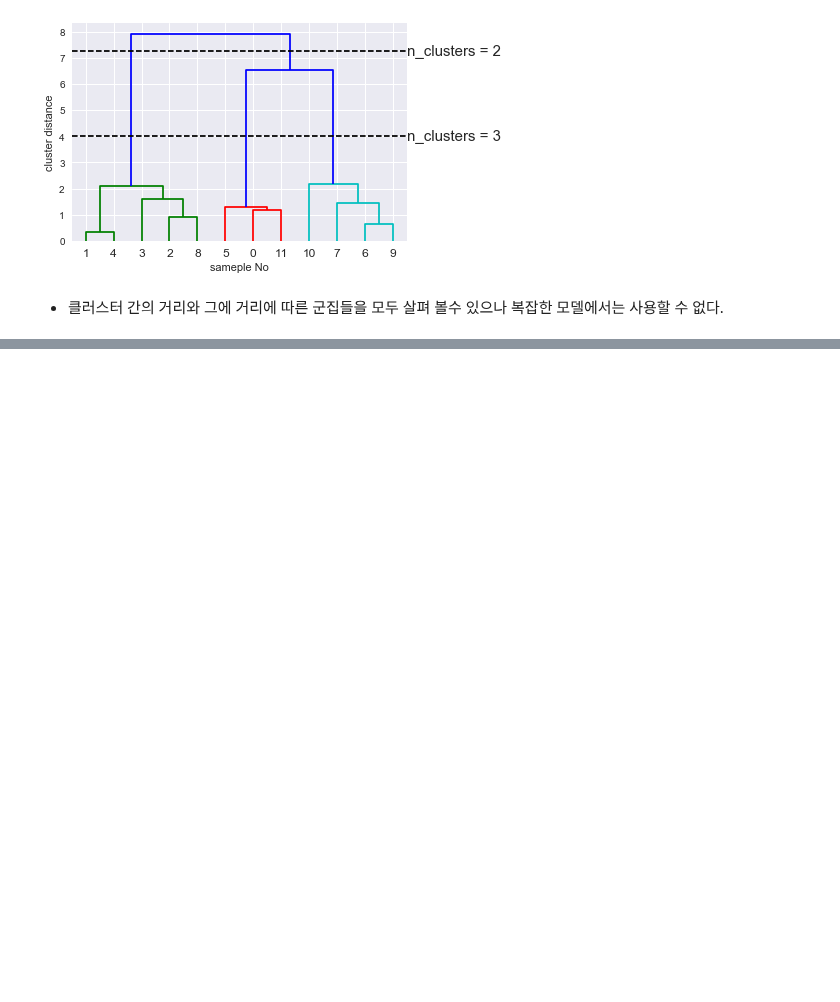
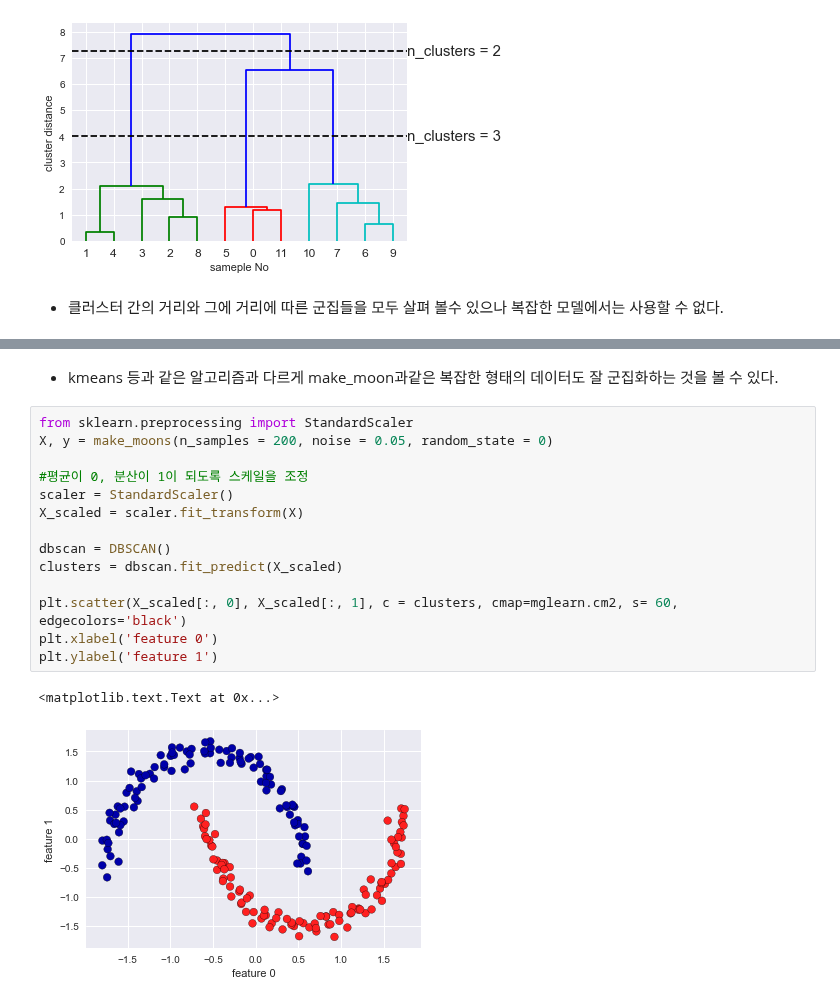
Before and after one commit to kjw1oo/SKLEARN, a Jupyter notebook: Unsupervised_Learning/Clustering_Algorithm.ipynb, the cells around one changed output, grey strips where cells are left out. Cells and saved outputs as stored; diff of their text form; blank space fills up the shorter version.

```diff
--- a/Unsupervised_Learning/Clustering_Algorithm.ipynb
+++ b/Unsupervised_Learning/Clustering_Algorithm.ipynb
@@ -302,0 +350,19 @@ plt.ylabel('cluster distance')
+# %% [markdown]
+- kmeans 등과 같은 알고리즘과 다르게 make_moon과같은 복잡한 형태의 데이터도 잘 군집화하는 것을 볼 수 있다.
+# %%
+from sklearn.preprocessing import StandardScaler
+X, y = make_moons(n_samples = 200, noise = 0.05, random_state = 0)
+
+#평균이 0, 분산이 1이 되도록 스케일을 조정
+scaler = StandardScaler()
+X_scaled = scaler.fit_transform(X)
+
+dbscan = DBSCAN()
+clusters = dbscan.fit_predict(X_scaled)
+
+plt.scatter(X_scaled[:, 0], X_scaled[:, 1], c = clusters, cmap=mglearn.cm2, s= 60, edgecolors='black')
+plt.xlabel('feature 0')
+plt.ylabel('feature 1')
+# %% [output]
+<matplotlib.text.Text at 0x...>
+[figure, added]
```
Also changed, not shown: parts of 17 cells of this notebook.
